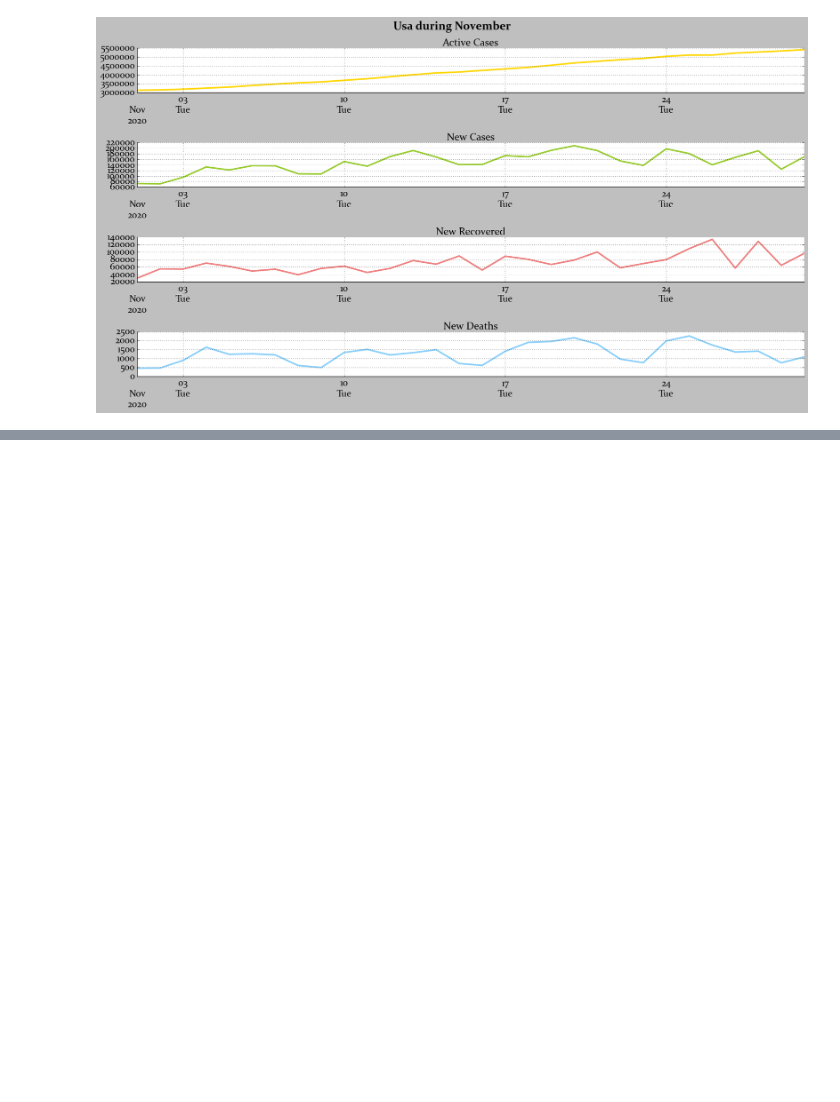
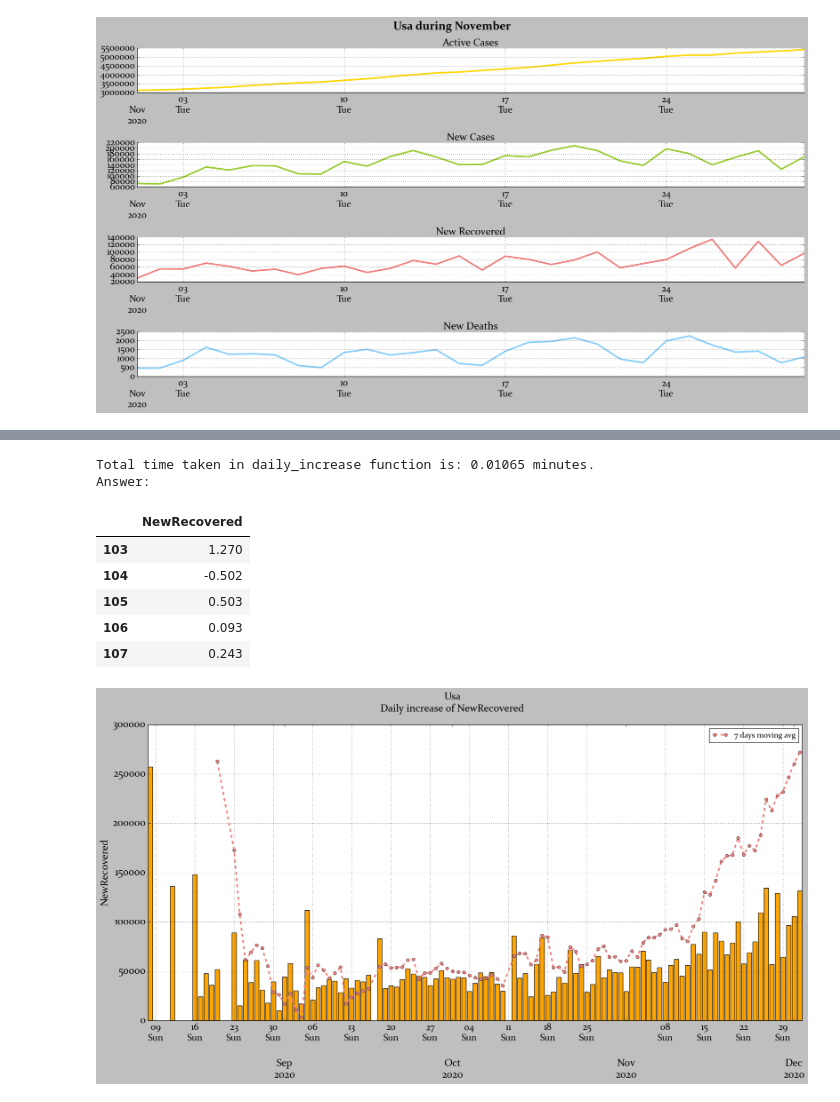
Before and after one commit to BimiLevi/Covid19, a Jupyter notebook: analysis/country_analysis.ipynb, the cells around one changed output, grey strips where cells are left out. Cells and saved outputs as stored; diff of their text form; code cells hidden in the pictures; blank space fills up the shorter version.

```diff
--- a/analysis/country_analysis.ipynb
+++ b/analysis/country_analysis.ipynb
@@ -118,0 +157,15 @@ for month in months_info['Month'].tolist():
+# %%
+recovered_rate = df['NewRecovered'].pct_change()
+country.daily_increase('NewRecovered', save = True)
+print('Answer:')
+pd.DataFrame(recovered_rate.tail(5))
+# %% [output]
+Total time taken in daily_increase function is: 0.01065 minutes.
+Answer:
+|  | NewRecovered |
+| 103 | 1.270 |
+| 104 | -0.502 |
+| 105 | 0.503 |
+| 106 | 0.093 |
+| 107 | 0.243 |
+[figure, added]
```
Also changed, not shown: parts of 16 cells of this notebook, 8 other files.
